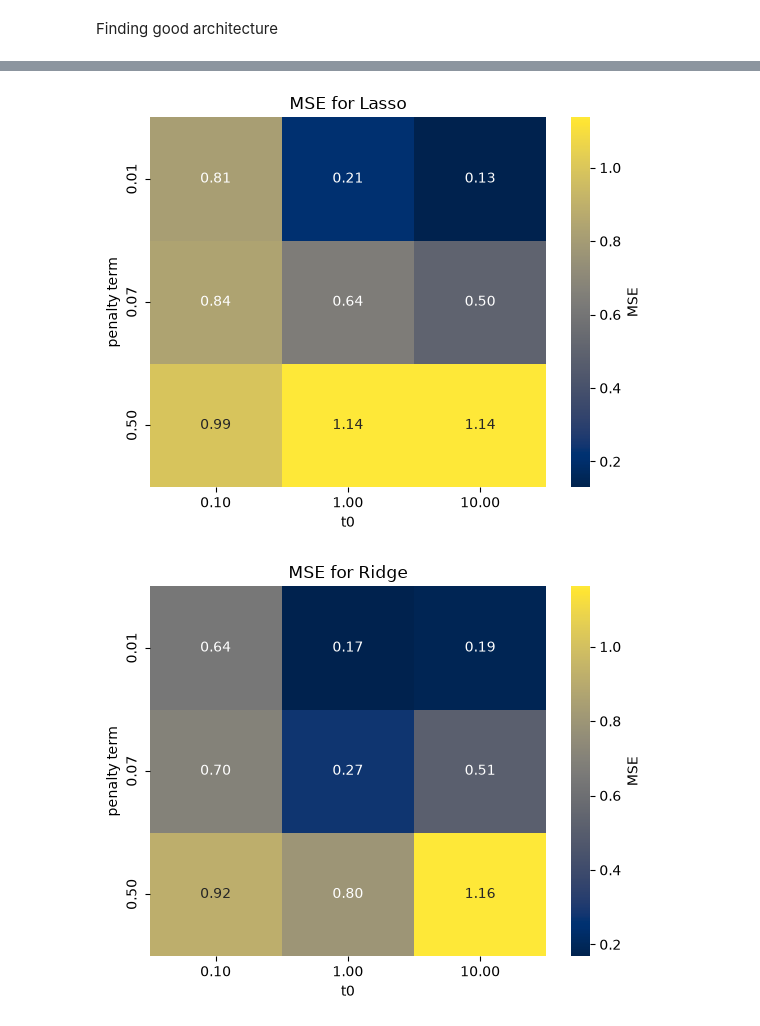
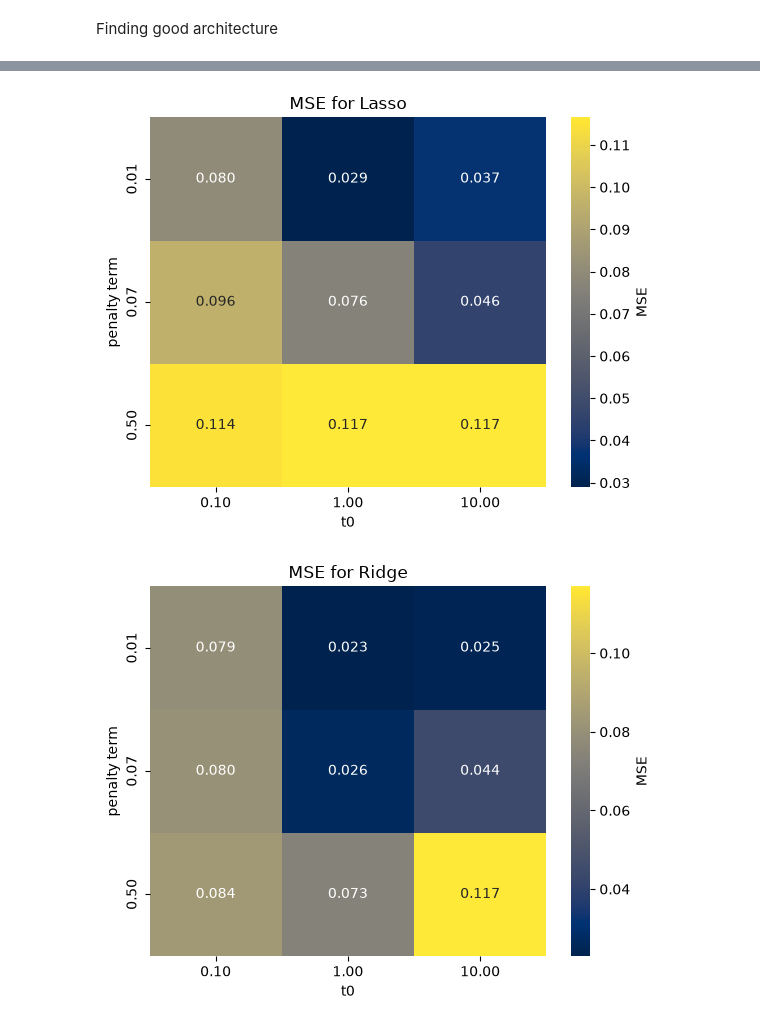
Before and after one commit to kevintannum/FYS-STK3155---Projects---UiO, a Jupyter notebook: Code/regression_runges.ipynb, the cells around one changed output, grey strips where cells are left out. Drawn from its saved outputs; the diff is of its cells as text; code cells hidden in the pictures.

```diff
--- a/Code/regression_runges.ipynb
+++ b/Code/regression_runges.ipynb
@@ -245,8 +250,8 @@ for k, (function, function_der) in enumerate(zip(functions, functions_der)):
             layer_output_sizes = [n_nodes]*n_layers+[1] #<- ChatGPT la til fix
             layers = create_layers(layer_input_size, layer_output_sizes)
             layers = train_sgd_adam(
-                Xtrain=Xtrain,
-                Ytrain=ytrain.reshape(-1, 1),
+                Xtrain=X_train,
+                Ytrain=y_train.reshape(-1, 1),
                 layers=layers,
                 activation_funcs=[function] * n_layers + [lambda z: z],  # Last layer is linear
                 activation_ders=[function_der] * n_layers + [lambda z: np.ones_like(z)],
@@ -257,5 +262,6 @@ for k, (function, function_der) in enumerate(zip(functions, functions_der)):
                 t0=t0,
                 t1=t1
             )
-            y_pred = feed_forward(Xtest, layers, [function] * n_layers + [lambda z: z])
-            MSEs[k, i, j] = np.mean((y_pred - ytest.reshape(-1, 1))**2)
+            y_pred = feed_forward(X_test, layers, [function] * n_layers + [lambda z: z])
+            y_pred_unscaled = y_pred*ytrain.std()+ytrain.mean()
+            MSEs[k, i, j] = np.mean((y_pred_unscaled - ytest.reshape(-1, 1))**2)
@@ -264,6 +268,6 @@ NameError: name 'Xtrain' is not defined
 # %%
 for i in range(len(functions)):
-    sns.heatmap(MSEs[i], annot=True, fmt=".2f", xticklabels=number_of_nodes, yticklabels=number_of_hidden_layers, cmap = "cividis", cbar_kws={'label': 'MSE'})
+    sns.heatmap(MSEs[i], annot=True, fmt=".3f", xticklabels=number_of_nodes, yticklabels=number_of_hidden_layers, cmap = "cividis", cbar_kws={'label': 'MSE'})
     plt.title(f"MSE for {functions[i].__name__}")
     plt.xlabel("Number of Nodes")
     plt.ylabel("Number of Hidden Layers")
@@ -275,6 +279,5 @@ for i in range(len(functions)):
 # %%
-#test the MSE of a network that isn't trained:
-Xtrain, Xtest, ytrain, ytest = train_test_split(X_scaled, y_scaled, test_size=0.2, random_state=42)
+
 input_size = 1
 layer_output_sizes = [50, 50, 1]
 layers = create_layers(input_size, layer_output_sizes)
@@ -282,27 +285,29 @@ activation_functions = [leaky_ReLU, leaky_ReLU, lambda z: z]
 activation_ders = [leaky_ReLU_der, leaky_ReLU_der, lambda z: np.ones_like(z)]
 
 layers = train_sgd_adam(
-    Xtrain,
-    ytrain.reshape(-1,1),
+    X_train,
+    y_train.reshape(-1,1),
     layers,
     activation_functions,
     activation_ders,
-    100,
+    1000,
     10,
     0.01,
     method = "Ridge",
     lbd = 0.1
 )
 
-y_pred = feed_forward(Xtest, layers, activation_functions)
-MSE_test = np.mean((y_pred.flatten()- ytest)**2)
+y_pred = feed_forward(X_test, layers, activation_functions)
+y_pred_unscaled = y_pred*ytrain.std()+ytrain.mean()
+
+MSE_test = np.mean((y_pred_unscaled.flatten()- ytest)**2)
 print(MSE_test)
 
 sort_idx = np.argsort(Xtest.flatten())
 
-plt.plot(X_scaled, Yrunge_scaled, label="Runge function", linestyle="--")
+plt.plot(X, Yrunge, label="Runge function", linestyle="--")
 #plt.plot(Xtest[sort_idx], y_pred_adam[sort_idx], label="NN prediction Adam")
-plt.plot(Xtest[sort_idx], y_pred[sort_idx], label="NN prediction Plain")
+plt.plot(Xtest[sort_idx], y_pred_unscaled[sort_idx], label="NN prediction Plain")
 plt.scatter(Xtrain, ytrain, s=10, label=f"noisy data, sigma={sigma}")
 plt.xlabel("X")
 plt.ylabel("y")
@@ -333,8 +338,8 @@ for k, method in enumerate(methods):
         for j, t0 in enumerate(t0s):
             layers = create_layers(layer_input_size, layer_output_sizes)
             layers = train_sgd_adam(
-                Xtrain=Xtrain,
-                Ytrain=ytrain.reshape(-1, 1),
+                Xtrain=X_train,
+                Ytrain=y_train.reshape(-1, 1),
                 layers=layers,
                 activation_funcs=[leaky_ReLU, leaky_ReLU, lambda z: z],
                 activation_ders=[leaky_ReLU_der, leaky_ReLU_der, lambda z: np.ones_like(z)], #<- ChatGPT påpekte at feil deriverte funksjoner var satt inn.
@@ -347,21 +352,22 @@ for k, method in enumerate(methods):
                 method = method,
                 lbd = lbd
             )
-            y_pred = feed_forward(Xtest, layers, [leaky_ReLU, leaky_ReLU, lambda z: z]) #<-ChatGPT påpekte feil med hvordan aktiveringsfunksjonene var definert
-            MSEs[k, i, j] = np.mean((y_pred - ytest.reshape(-1, 1))**2)
+            y_pred = feed_forward(X_test, layers, [leaky_ReLU, leaky_ReLU, lambda z: z]) #<-ChatGPT påpekte feil med hvordan aktiveringsfunksjonene var definert
+            y_pred_unscaled = y_pred*ytrain.std()+ytrain.mean()
+            MSEs[k, i, j] = np.mean((y_pred_unscaled - ytest.reshape(-1, 1))**2)
 # %%
 for i, name in enumerate(["Lasso","Ridge"]):
-    sns.heatmap(MSEs[i], annot=True, fmt=".2f", xticklabels=[f"{t0:.2f}" for t0 in t0s], yticklabels=[f"{lbd:.2f}" for lbd in lbds], cmap = "cividis", cbar_kws={'label': 'MSE'})#<-ChatGPT hjalp med å legge til labels på plottet
+    sns.heatmap(MSEs[i], annot=True, fmt=".3f", xticklabels=[f"{t0:.2f}" for t0 in t0s], yticklabels=[f"{lbd:.2f}" for lbd in lbds], cmap = "cividis", cbar_kws={'label': 'MSE'})#<-ChatGPT hjalp med å legge til labels på plottet
     plt.title(f"MSE for "+name)
     plt.xlabel("t0")
     plt.ylabel("penalty term")
     plt.show()
 
 #For Plain, I pick the
-sns.heatmap(MSEs[1,0:1,:], annot=True, fmt=".2f", xticklabels=[f"{t0:.2f}" for t0 in t0s], cmap = "cividis", cbar_kws={'label': 'MSE'})#<-ChatGPT hjalp med å legge til labels på plottet
+sns.heatmap(MSEs[1,0:1,:], annot=True, fmt=".3f", xticklabels=[f"{t0:.2f}" for t0 in t0s], cmap = "cividis", cbar_kws={'label': 'MSE'})#<-ChatGPT hjalp med å legge til labels på plottet
 plt.title(f"MSE for Plain")
 plt.xlabel("t0")
 plt.show()
 # %% [output]
-[figure, old version]
+[figure, new version]
-[figure, old version]
+[figure, new version]
```
Also changed, not shown: parts of 14 cells of this notebook.
